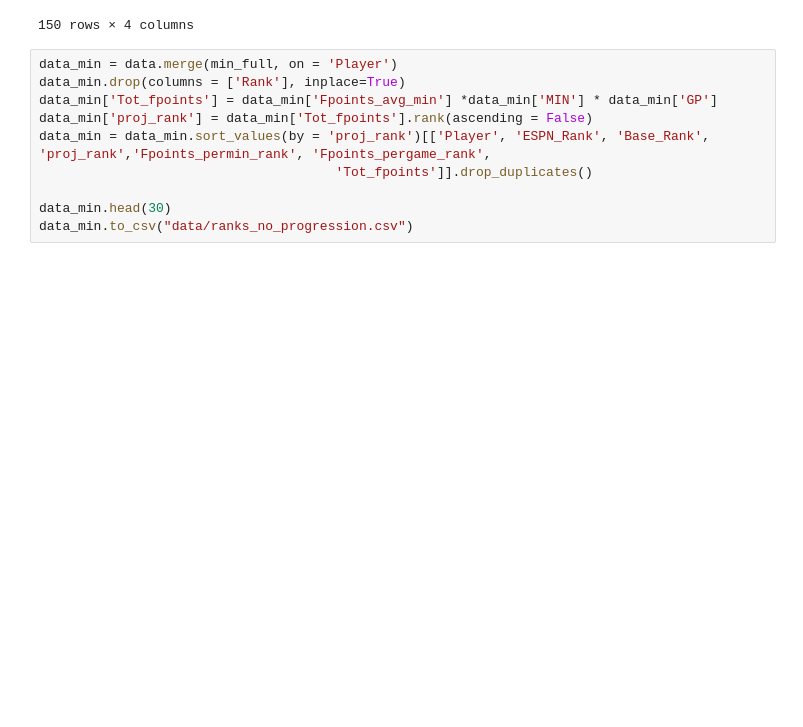
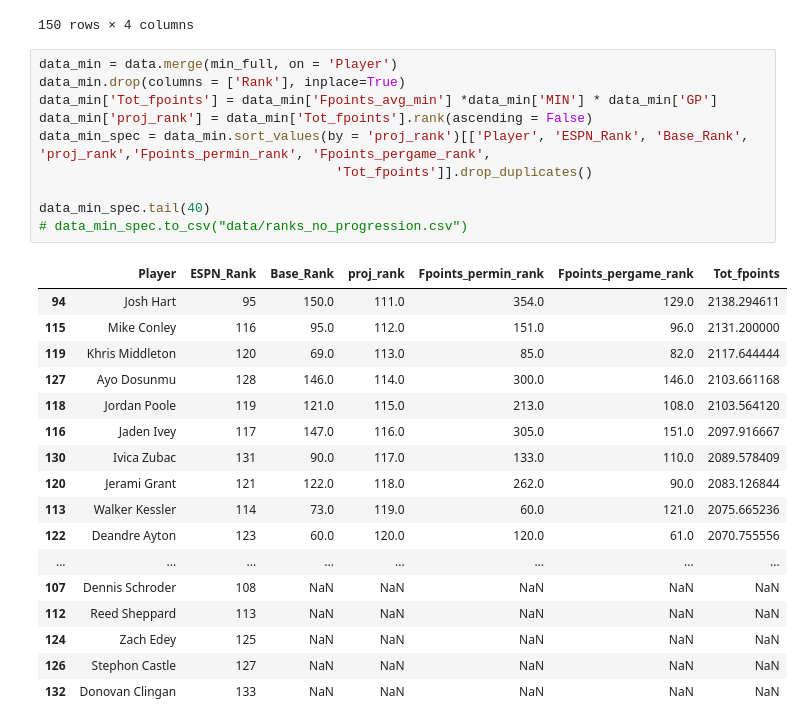
Before and after one commit to mcgillies/nbafantasy2024, a Jupyter notebook: FantasyRanks.ipynb, the cells around one changed output. Drawn from its saved outputs; the diff is of its cells as text; blank space fills up the shorter version.

```diff
--- a/FantasyRanks.ipynb
+++ b/FantasyRanks.ipynb
@@ -192,11 +192,29 @@ min_full
 # %%
 data_min = data.merge(min_full, on = 'Player')
 data_min.drop(columns = ['Rank'], inplace=True)
 data_min['Tot_fpoints'] = data_min['Fpoints_avg_min'] *data_min['MIN'] * data_min['GP']
 data_min['proj_rank'] = data_min['Tot_fpoints'].rank(ascending = False)
-data_min = data_min.sort_values(by = 'proj_rank')[['Player', 'ESPN_Rank', 'Base_Rank', 'proj_rank','Fpoints_permin_rank', 'Fpoints_pergame_rank',
+data_min_spec = data_min.sort_values(by = 'proj_rank')[['Player', 'ESPN_Rank', 'Base_Rank', 'proj_rank','Fpoints_permin_rank', 'Fpoints_pergame_rank',
                                       'Tot_fpoints']].drop_duplicates()
 
-data_min.head(30)
-data_min.to_csv("data/ranks_no_progression.csv")
+data_min_spec.tail(40)
+# data_min_spec.to_csv("data/ranks_no_progression.csv")
+# %% [output]
+|  | Player | ESPN_Rank | Base_Rank | proj_rank | Fpoints_permin_rank | Fpoints_pergame_rank | Tot_fpoints |
+| 94 | Josh Hart | 95 | 150.0 | 111.0 | 354.0 | 129.0 | 2138.294611 |
+| 115 | Mike Conley | 116 | 95.0 | 112.0 | 151.0 | 96.0 | 2131.200000 |
+| 119 | Khris Middleton | 120 | 69.0 | 113.0 | 85.0 | 82.0 | 2117.644444 |
+| 127 | Ayo Dosunmu | 128 | 146.0 | 114.0 | 300.0 | 146.0 | 2103.661168 |
+| 118 | Jordan Poole | 119 | 121.0 | 115.0 | 213.0 | 108.0 | 2103.564120 |
+| 116 | Jaden Ivey | 117 | 147.0 | 116.0 | 305.0 | 151.0 | 2097.916667 |
+| 130 | Ivica Zubac | 131 | 90.0 | 117.0 | 133.0 | 110.0 | 2089.578409 |
+| 120 | Jerami Grant | 121 | 122.0 | 118.0 | 262.0 | 90.0 | 2083.126844 |
+| 113 | Walker Kessler | 114 | 73.0 | 119.0 | 60.0 | 121.0 | 2075.665236 |
+| 122 | Deandre Ayton | 123 | 60.0 | 120.0 | 120.0 | 61.0 | 2070.755556 |
+| ... | ... | ... | ... | ... | ... | ... | ... |
+| 107 | Dennis Schroder | 108 | NaN | NaN | NaN | NaN | NaN |
+| 112 | Reed Sheppard | 113 | NaN | NaN | NaN | NaN | NaN |
+| 124 | Zach Edey | 125 | NaN | NaN | NaN | NaN | NaN |
+| 126 | Stephon Castle | 127 | NaN | NaN | NaN | NaN | NaN |
+| 132 | Donovan Clingan | 133 | NaN | NaN | NaN | NaN | NaN |
 # %%
```
Also changed, not shown: parts of 3 cells of this notebook, 2 other files.
